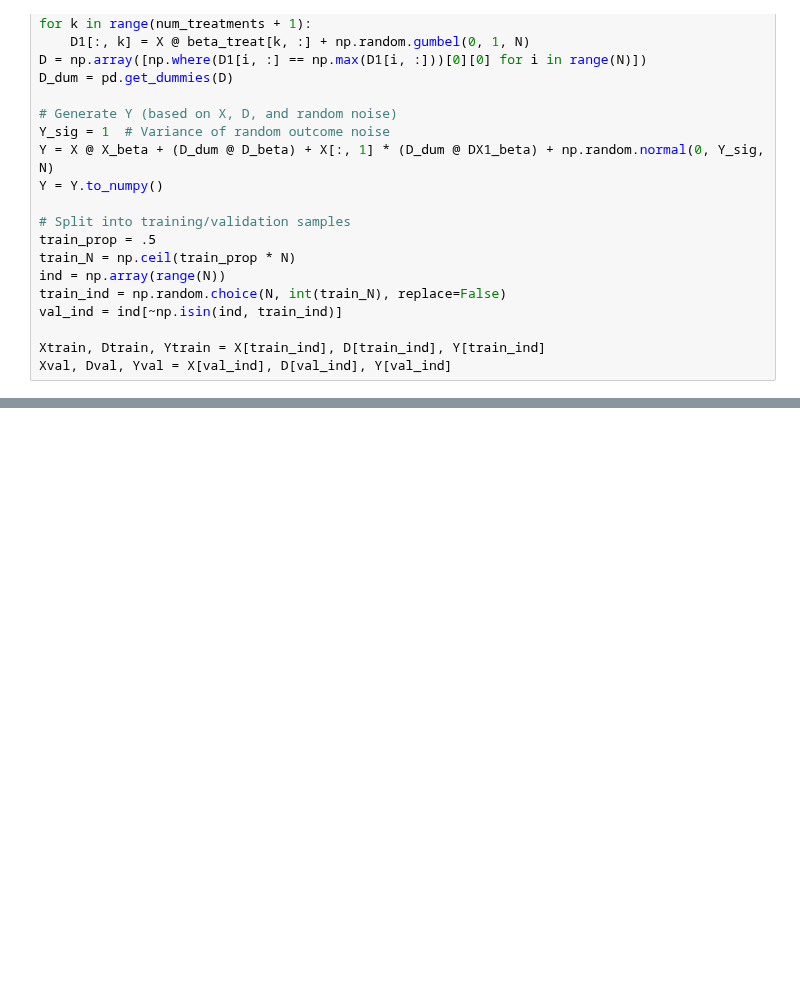
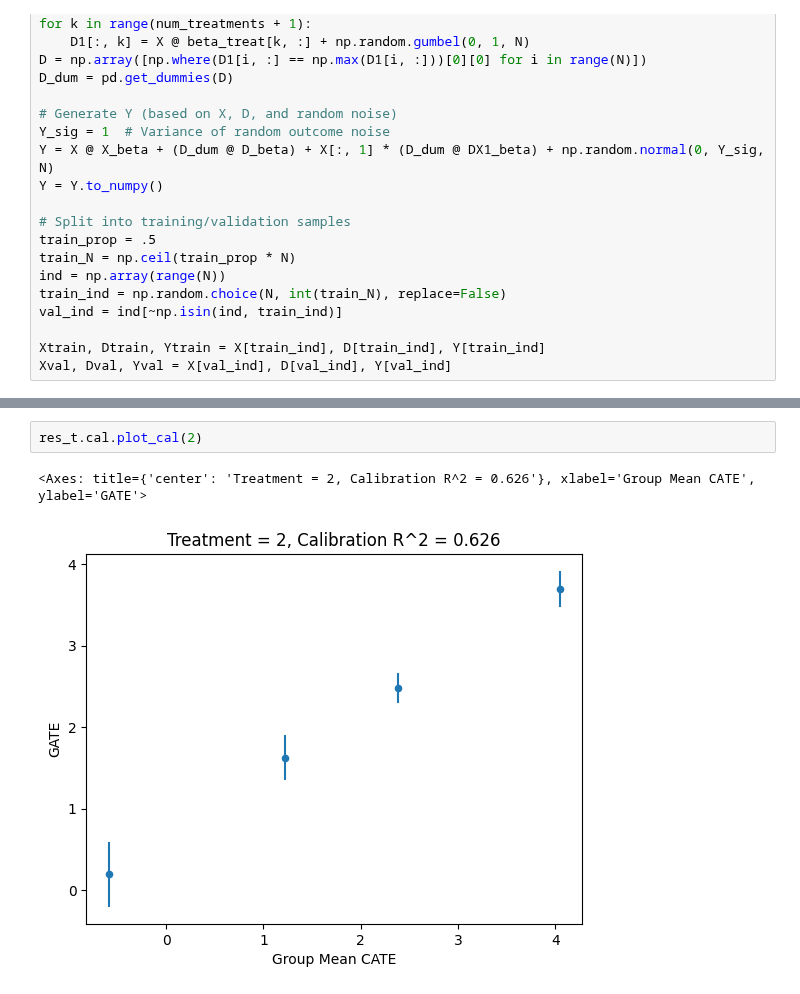
Before and after one commit to kbattocchi/EconML, a Jupyter notebook: notebooks/validation_notebook.ipynb, the cells around one changed output, grey strips where cells are left out. Drawn from its saved outputs; the diff is of its cells as text; blank space fills up the shorter version.

```diff
--- a/notebooks/validation_notebook.ipynb
+++ b/notebooks/validation_notebook.ipynb
@@ -134,0 +125,5 @@ print(my_dr_tester.df_res)
+# %%
+res_t.cal.plot_cal(2)
+# %% [output]
+<Axes: title={'center': 'Treatment = 2, Calibration R^2 = 0.626'}, xlabel='Group Mean CATE', ylabel='GATE'>
+[figure, added]
```
Also changed, not shown: parts of 20 cells of this notebook, 3 other files.
